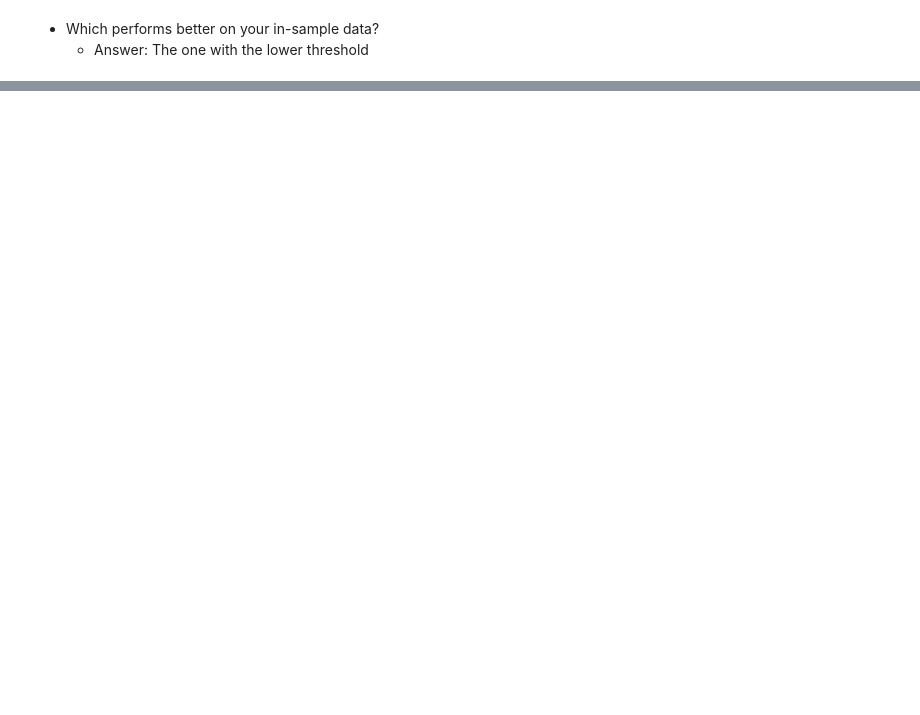
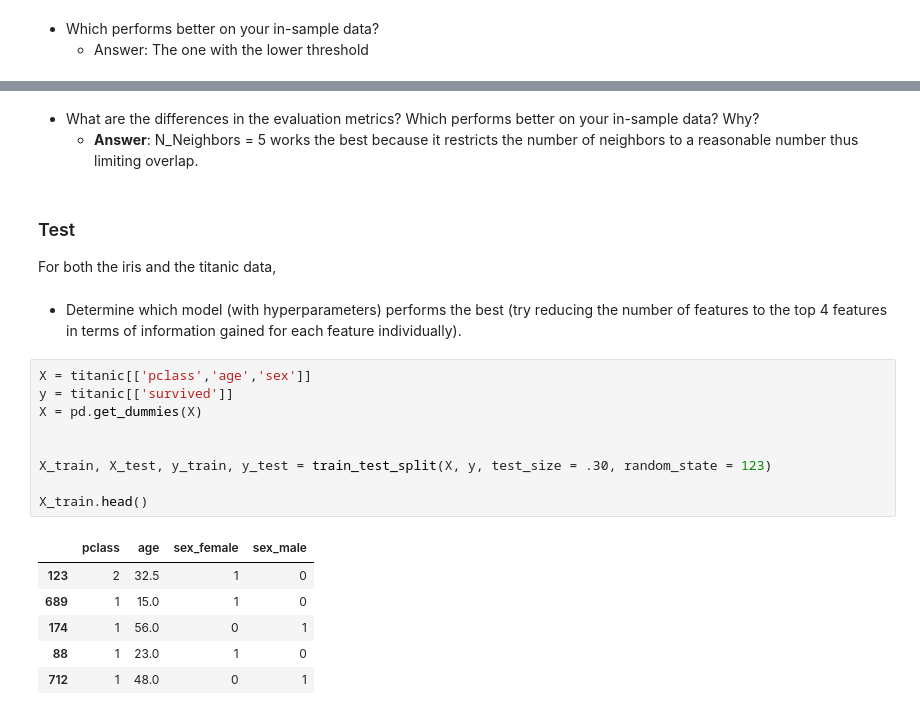
Before and after one commit to datastraine/codeup-data-science, a Jupyter notebook: model_evaluation.ipynb, the cells around one changed output, grey strips where cells are left out. Saved outputs shown, nothing was run; the diff lists cells and outputs as text; blank space fills up the shorter version.

```diff
--- a/model_evaluation.ipynb
+++ b/model_evaluation.ipynb
@@ -867,0 +1060,24 @@ weighted avg       0.91      0.87      0.87       101
+# %% [markdown]
+* What are the differences in the evaluation metrics? Which performs better on your in-sample data? Why?
+  - **Answer**: N_Neighbors = 5 works the best because it restricts the number of neighbors to a reasonable number thus limiting overlap.
+# %% [markdown]
+### Test
+For both the iris and the titanic data,
+# %% [markdown]
+* Determine which model (with hyperparameters) performs the best (try reducing the number of features to the top 4 features in terms of information gained for each feature individually).
+# %%
+X = titanic[['pclass','age','sex']]
+y = titanic[['survived']]
+X = pd.get_dummies(X)
+
+
+X_train, X_test, y_train, y_test = train_test_split(X, y, test_size = .30, random_state = 123)
+
+X_train.head()
+# %% [output]
+|  | pclass | age | sex_female | sex_male |
+| 123 | 2 | 32.5 | 1 | 0 |
+| 689 | 1 | 15.0 | 1 | 0 |
+| 174 | 1 | 56.0 | 0 | 1 |
+| 88 | 1 | 23.0 | 1 | 0 |
+| 712 | 1 | 48.0 | 0 | 1 |
```
Also changed, not shown: parts of 54 cells of this notebook.
